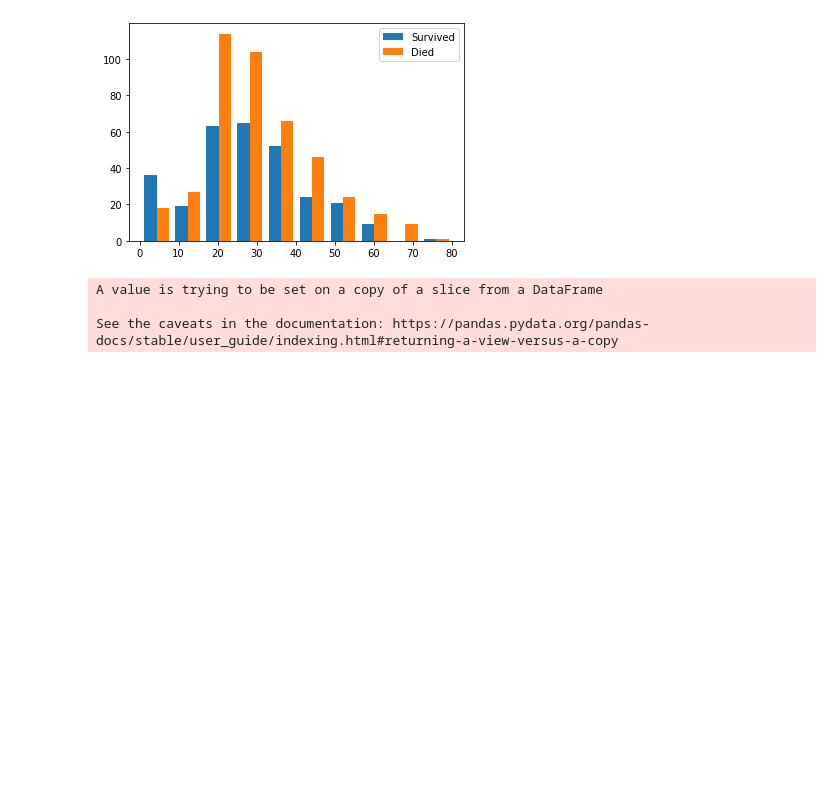
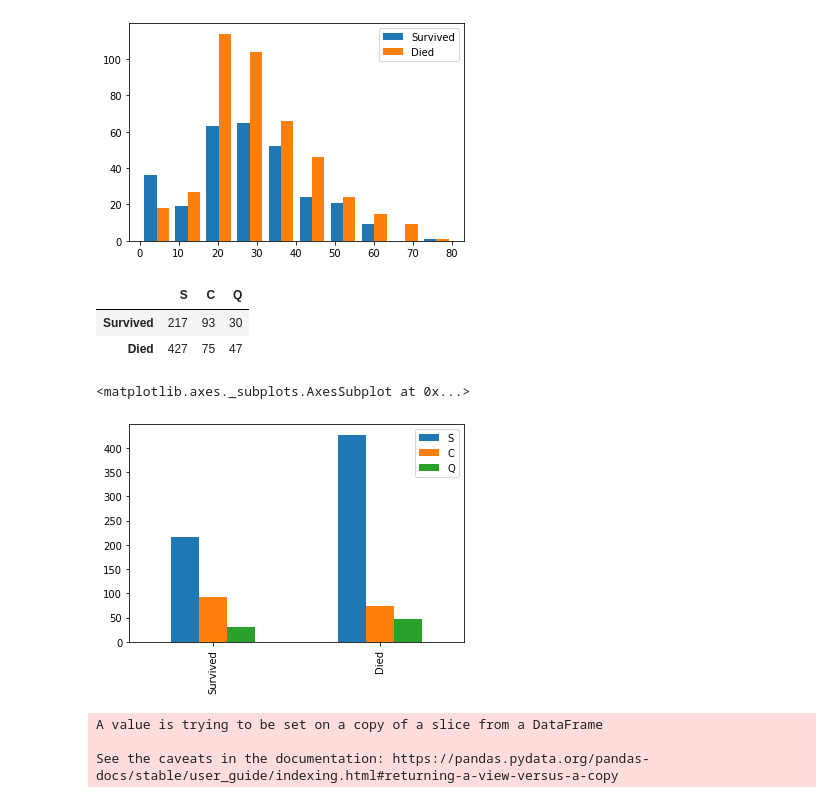
Before and after one commit to shfjri/Project_UTS_FGA, a Jupyter notebook: UTS_Kelompok_2.ipynb, the cells around one changed output. Saved outputs shown, nothing was run; the diff lists cells and outputs as text; code cells hidden in the pictures; blank space fills up the shorter version.

```diff
--- a/UTS_Kelompok_2.ipynb
+++ b/UTS_Kelompok_2.ipynb
@@ -165,6 +158,24 @@ plt.legend(['Survived', 'Died'])
 plt.show()
 # %% [output]
 [figure]
+# %%
+survivedEmbarked = titanic[titanic['Survived']==1]['Embarked'].value_counts()
+diedEmbarked = titanic[titanic['Survived']==0]['Embarked'].value_counts()
+
+titanicSurvivedEmbarked = pd.DataFrame([survivedEmbarked, diedEmbarked])
+
+titanicSurvivedEmbarked.index = ['Survived', 'Died']
+
+titanicSurvivedEmbarked
+# %% [output]
+|  | S | C | Q |
+| Survived | 217 | 93 | 30 |
+| Died | 427 | 75 | 47 |
+# %%
+titanicSurvivedEmbarked.plot(kind='bar')
+# %% [output]
+<matplotlib.axes._subplots.AxesSubplot at 0x...>
+[figure, added]
 # %%
 titanic.Sex[titanic['Sex']=='male']=1
 titanic.Sex[titanic['Sex']=='female']=2
```
Also changed, not shown: parts of 9 cells of this notebook.
